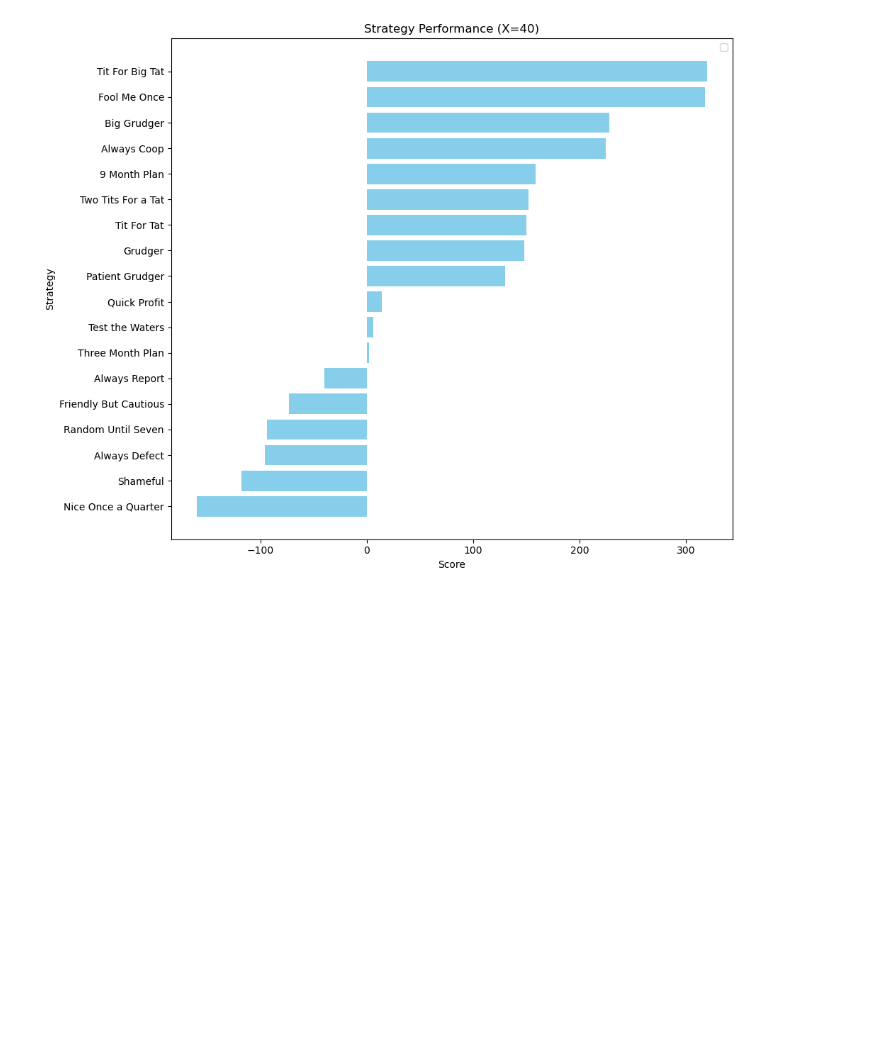
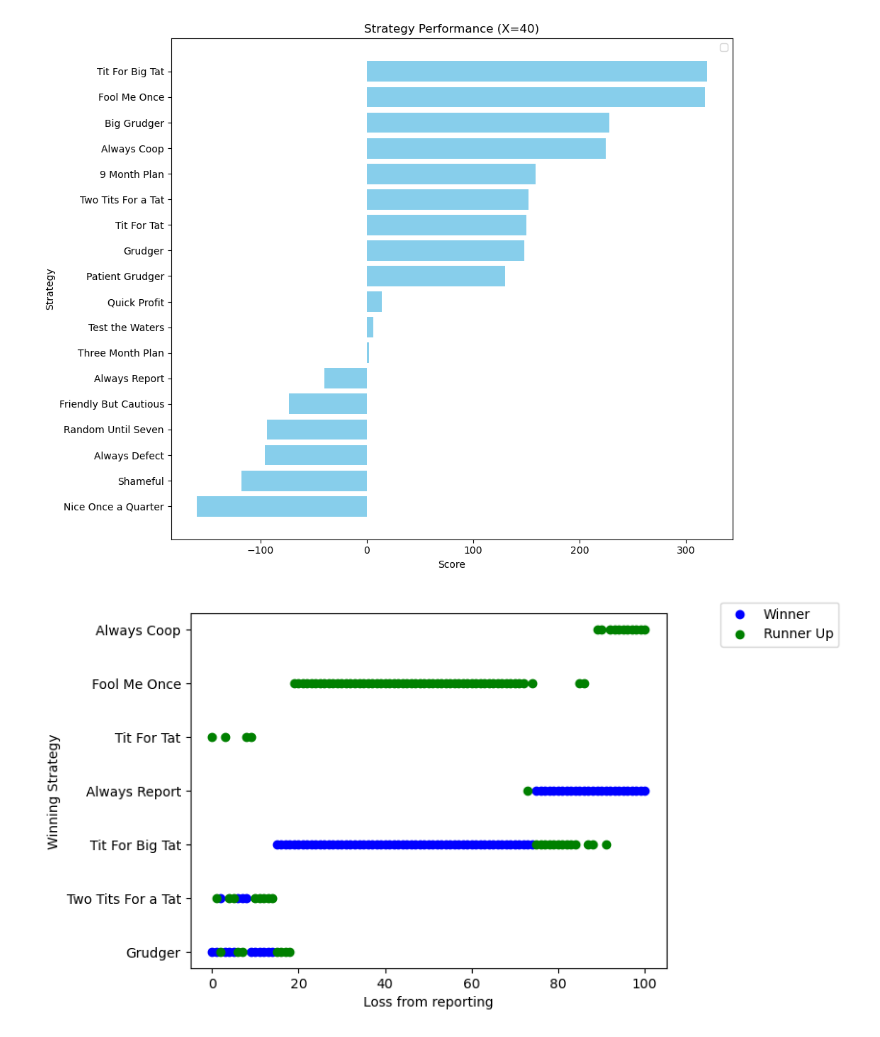
Before and after one commit to HarryFosterCU/Simulation-of-a-3-Choice-Prisoners-Dilemma-for-Modelling-Economic-Collusion, a Jupyter notebook: Emergent_Coop_Sim.ipynb, the cells around one changed output. Cells and saved outputs as stored; diff of their text form; code cells hidden in the pictures; blank space fills up the shorter version.

```diff
--- a/Emergent_Coop_Sim.ipynb
+++ b/Emergent_Coop_Sim.ipynb
@@ -130,8 +130,7 @@ def Get_Average_Result(Months, Payoff_Matrix, Generations):
     return(Results)
    #colour = iter(cm.rainbow(np.linspace(0, 1, len(Names))))
 # %%
-def Plot_Sensitivity_Analysis(Names_Of_Winners, Names_Of_Runnerups, Names_Of_Third):
-    f = plt.figure()
+def Plot_Sensitivity_Analysis(Names_Of_Winners, Names_Of_Runnerups):
     x_coo = [Count for Count in range(101)]
     plt.xlabel("Loss from reporting")
     plt.ylabel("Winning Strategy")
@@ -144,7 +143,7 @@ def Plot_Sensitivity_Analysis(Names_Of_Winners, Names_Of_Runnerups, Names_Of_Thi
 def Sensitivity_Analysis(Months, Generations):
     Names_Of_Winners = []
     Names_Of_Runnerups = []
-    Names_Of_Third_Place = []
+    #Names_Of_Third_Place = []
     Names = st.Get_All_Names()
     for x in range(101):
         Payoff_Matrix = np.array([
@@ -156,14 +155,13 @@ def Sensitivity_Analysis(Months, Generations):
         Names_Of_Winners.append(Names[Winner_At_X])
         Results_At_X[Winner_At_X] = 0
         Runnerup_At_X = Results_At_X.index(max(Results_At_X))
-        Names_Of_Runnerups.append(Results_At_X[Runnerup_At_X])
-        Results_At_X[Runnerup_At_X]  = 0
+        Names_Of_Runnerups.append(Names[Runnerup_At_X])
         #Third_At_X = Results_At_X.index(max(Results_At_X))
         #if Results_At_X[Third_At_X] == 0:
             #Names_Of_Third_Place.append("None")
         #else:
          #Names_Of_Third_Place.append(Names[Third_At_X])
-    return(Names_Of_Winners, Names_Of_Runnerups, Names_Of_Third_Place)
+    return(Names_Of_Winners, Names_Of_Runnerups)
 # %%
 Moran_Sim_Result = Run_Sim(Months, Payoff_Matrix, Generations)
 Display_Results(Moran_Sim_Result, Generations)
@@ -280,3 +278,8 @@ plt.gca().invert_yaxis()  # Highest score on top
 plt.show()
 # %% [output]
 [figure]
+# %%
+Result =Sensitivity_Analysis(Months, Generations)
+Plot_Sensitivity_Analysis(Result[0], Result[1])
+# %% [output]
+[figure, added]
```
